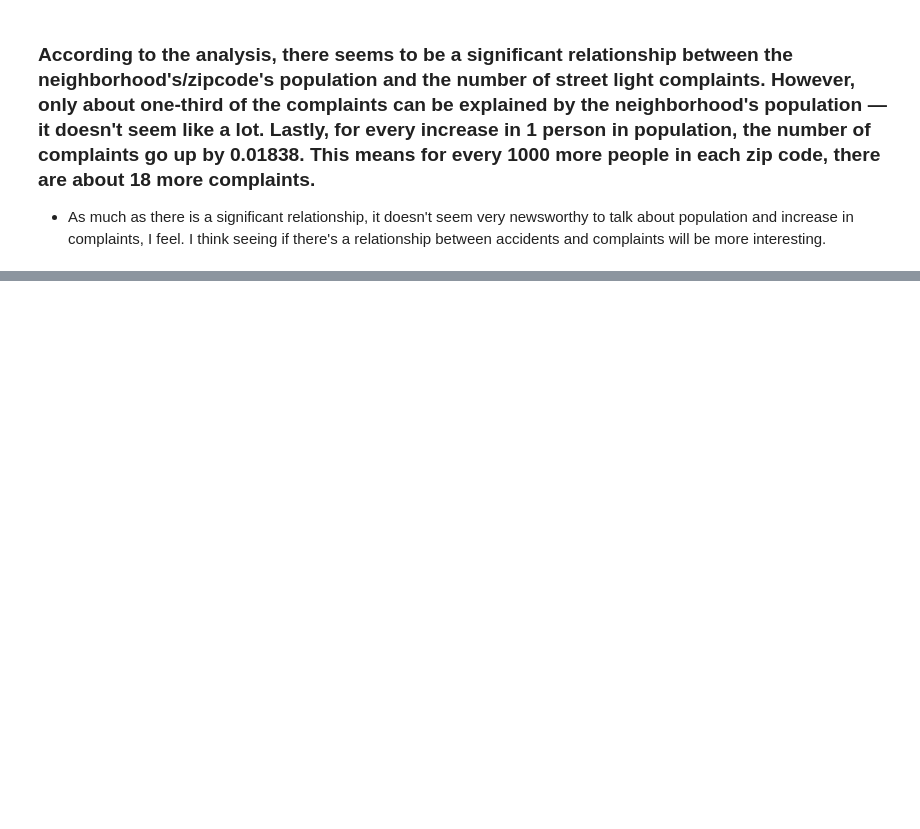
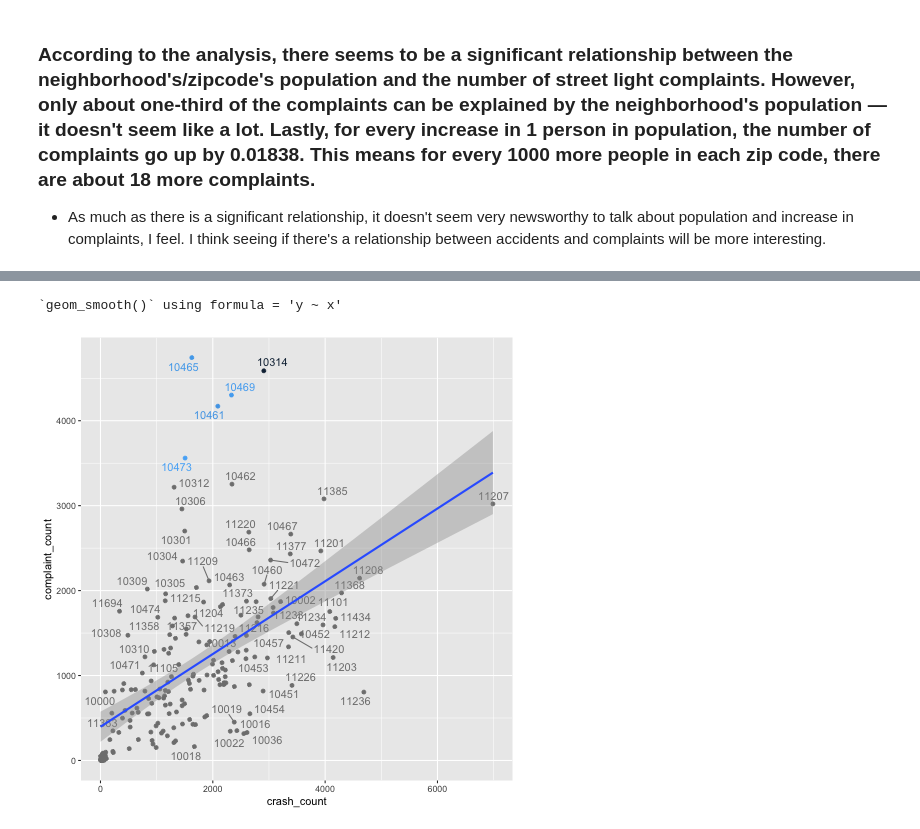
Before and after one commit to rachel-el-p/311_submission, a Jupyter notebook: 311_pitch_for_submission.ipynb, the cells around one changed output, grey strips where cells are left out. Drawn from its saved outputs; the diff is of its cells as text; code cells hidden in the pictures; blank space fills up the shorter version.

```diff
--- a/311_pitch_for_submission.ipynb
+++ b/311_pitch_for_submission.ipynb
@@ -434,0 +417,6 @@ Name: year, dtype: int64
+# %%
+complaints_v_crashes = zip_df.merge(all_crashes_just_zipcodes.set_index(['zipcode']),
+                      left_on=['zipcode'],
+                      right_index=True,
+                      how='left')
+complaints_v_crashes.head()
@@ -434,0 +430,15 @@ Name: year, dtype: int64
+# %%
+%%R -i complaints_v_crashes
+
+highlight_zips <- c(10465.0, 10314.0, 10469.0, 10461.0, 10473.0)
+
+ggplot(complaints_v_crashes) +
+    aes(x=crash_count, y=complaint_count, label=zipcode, color=ifelse(zipcode %in% highlight_zips, zipcode, NA)) +
+    scale_y_continuous(labels = function(x) format(x, scientific = FALSE)) +
+    geom_text_repel() +
+    geom_point() +
+    geom_smooth(method='lm') +
+    guides(color=FALSE)
+# %% [output]
+`geom_smooth()` using formula = 'y ~ x'
+[figure, added]
```
Also changed, not shown: parts of 27 cells of this notebook, 2 other files.
